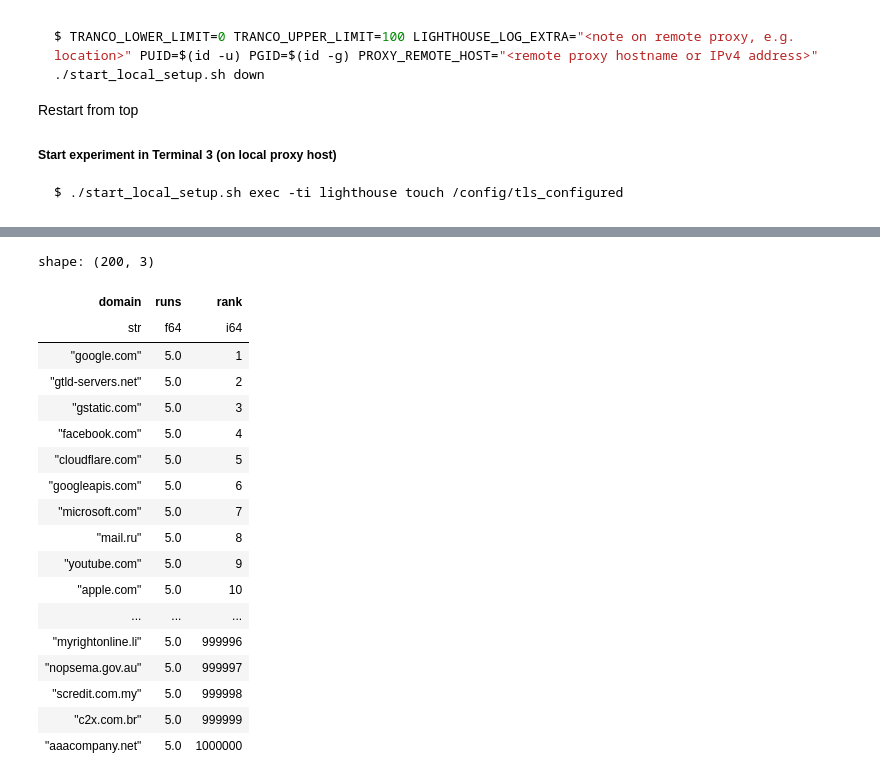
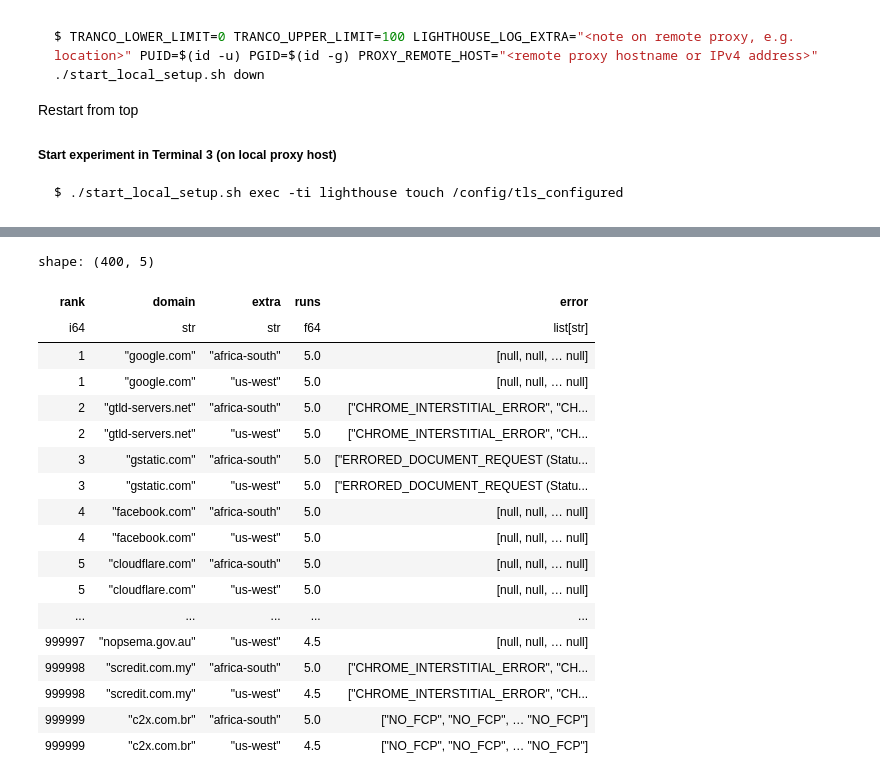
Before and after one commit to miri64/artifacts-tnsm26-cbor-dns-eval, a Jupyter notebook: 06_1evaluation.ipynb, the cells around one changed output, grey strips where cells are left out. Cells and saved outputs as stored; diff of their text form; code cells hidden in the pictures.

```diff
--- a/06_1evaluation.ipynb
+++ b/06_1evaluation.ipynb
@@ -428,30 +566,29 @@ shape: (126, 13)
 # %%
-lf = df.select("domain").group_by("domain").len().rename({"len": "runs"}).with_columns(
+lf = df.select(["domain", "extra", "run", "error"]).group_by(["domain", "extra"]).agg(polars.col("run").len().alias("runs"), polars.col("error")).with_columns(
     polars.col("runs") / 2   # compressed and uncompressed runs are counted here together so devide by 2
 ).lazy().join(
     polars.scan_csv(EVALUATION_DIR / "tranco_3QL4L.csv", has_header=False, new_columns=["rank", "domain"]),
     on="domain",
-).sort("rank")
-res = lf.collect()
+).sort(["rank", "extra"]).select(["rank", "domain", "extra", "runs", "error"])
 with polars.Config(tbl_rows=df.shape[0]):
     display(lf.collect())
 # %% [output]
-shape: (200, 3)
+shape: (400, 5)
-| domain | runs | rank |
-| str | f64 | i64 |
-| "google.com" | 5.0 | 1 |
-| "gtld-servers.net" | 5.0 | 2 |
-| "gstatic.com" | 5.0 | 3 |
-| "facebook.com" | 5.0 | 4 |
-| "cloudflare.com" | 5.0 | 5 |
-| "googleapis.com" | 5.0 | 6 |
-| "microsoft.com" | 5.0 | 7 |
-| "mail.ru" | 5.0 | 8 |
-| "youtube.com" | 5.0 | 9 |
-| "apple.com" | 5.0 | 10 |
-| ... | ... | ... |
-| "myrightonline.li" | 5.0 | 999996 |
-| "nopsema.gov.au" | 5.0 | 999997 |
-| "scredit.com.my" | 5.0 | 999998 |
-| "c2x.com.br" | 5.0 | 999999 |
-| "aaacompany.net" | 5.0 | 1000000 |
+| rank | domain | extra | runs | error |
+| i64 | str | str | f64 | list[str] |
+| 1 | "google.com" | "africa-south" | 5.0 | [null, null, … null] |
+| 1 | "google.com" | "us-west" | 5.0 | [null, null, … null] |
+| 2 | "gtld-servers.net" | "africa-south" | 5.0 | ["CHROME_INTERSTITIAL_ERROR", "CH... |
+| 2 | "gtld-servers.net" | "us-west" | 5.0 | ["CHROME_INTERSTITIAL_ERROR", "CH... |
+| 3 | "gstatic.com" | "africa-south" | 5.0 | ["ERRORED_DOCUMENT_REQUEST (Statu... |
+| 3 | "gstatic.com" | "us-west" | 5.0 | ["ERRORED_DOCUMENT_REQUEST (Statu... |
+| 4 | "facebook.com" | "africa-south" | 5.0 | [null, null, … null] |
+| 4 | "facebook.com" | "us-west" | 5.0 | [null, null, … null] |
+| 5 | "cloudflare.com" | "africa-south" | 5.0 | [null, null, … null] |
+| 5 | "cloudflare.com" | "us-west" | 5.0 | [null, null, … null] |
+| ... | ... | ... | ... | ... |
+| 999997 | "nopsema.gov.au" | "us-west" | 4.5 | [null, null, … null] |
+| 999998 | "scredit.com.my" | "africa-south" | 5.0 | ["CHROME_INTERSTITIAL_ERROR", "CH... |
+| 999998 | "scredit.com.my" | "us-west" | 4.5 | ["CHROME_INTERSTITIAL_ERROR", "CH... |
+| 999999 | "c2x.com.br" | "africa-south" | 5.0 | ["NO_FCP", "NO_FCP", … "NO_FCP"] |
+| 999999 | "c2x.com.br" | "us-west" | 4.5 | ["NO_FCP", "NO_FCP", … "NO_FCP"] |
```
Also changed, not shown: parts of 12 cells of this notebook, 5 other files.
